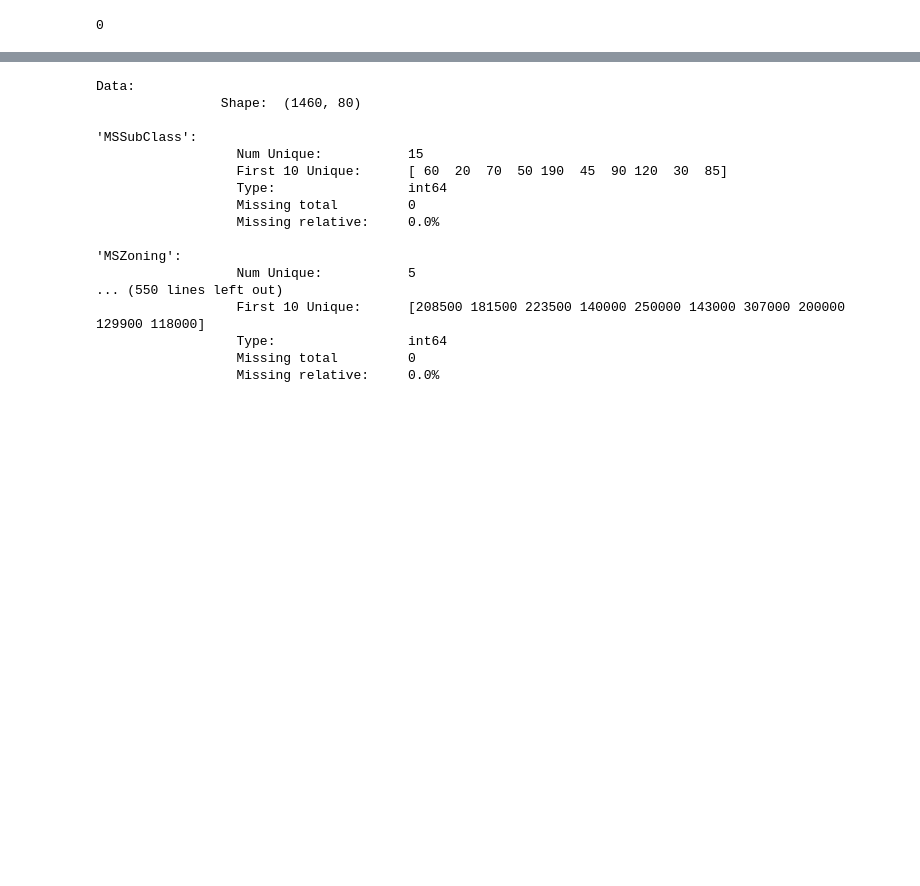
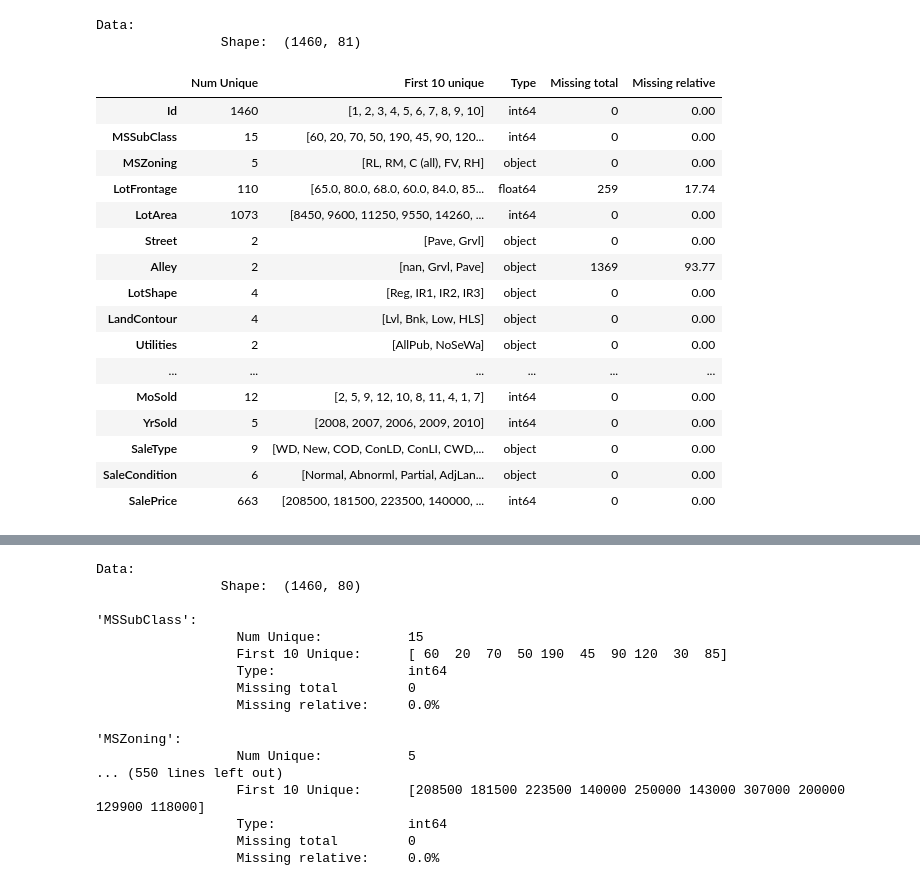
Before and after one commit to michi-jeremias/eda, a Jupyter notebook: Untitled.ipynb, the cells around one changed output, grey strips where cells are left out. Drawn from its saved outputs; the diff is of its cells as text; code cells hidden in the pictures; blank space fills up the shorter version.

```diff
--- a/Untitled.ipynb
+++ b/Untitled.ipynb
@@ -95,4 +82,23 @@ dftrain['Alley'].fillna('Missing', inplace=True)
-# %%
-dftrain['Alley'].isnull().sum()
-# %% [output]
-0
+# %%
+stats = dm.eda()
+stats
+# %% [output]
+Data:
+                Shape:  (1460, 81)
+|  | Num Unique | First 10 unique | Type | Missing total | Missing relative |
+| Id | 1460 | [1, 2, 3, 4, 5, 6, 7, 8, 9, 10] | int64 | 0 | 0.00 |
+| MSSubClass | 15 | [60, 20, 70, 50, 190, 45, 90, 120... | int64 | 0 | 0.00 |
+| MSZoning | 5 | [RL, RM, C (all), FV, RH] | object | 0 | 0.00 |
+| LotFrontage | 110 | [65.0, 80.0, 68.0, 60.0, 84.0, 85... | float64 | 259 | 17.74 |
+| LotArea | 1073 | [8450, 9600, 11250, 9550, 14260, ... | int64 | 0 | 0.00 |
+| Street | 2 | [Pave, Grvl] | object | 0 | 0.00 |
+| Alley | 2 | [nan, Grvl, Pave] | object | 1369 | 93.77 |
+| LotShape | 4 | [Reg, IR1, IR2, IR3] | object | 0 | 0.00 |
+| LandContour | 4 | [Lvl, Bnk, Low, HLS] | object | 0 | 0.00 |
+| Utilities | 2 | [AllPub, NoSeWa] | object | 0 | 0.00 |
+| ... | ... | ... | ... | ... | ... |
+| MoSold | 12 | [2, 5, 9, 12, 10, 8, 11, 4, 1, 7] | int64 | 0 | 0.00 |
+| YrSold | 5 | [2008, 2007, 2006, 2009, 2010] | int64 | 0 | 0.00 |
+| SaleType | 9 | [WD, New, COD, ConLD, ConLI, CWD,... | object | 0 | 0.00 |
+| SaleCondition | 6 | [Normal, Abnorml, Partial, AdjLan... | object | 0 | 0.00 |
+| SalePrice | 663 | [208500, 181500, 223500, 140000, ... | int64 | 0 | 0.00 |
```
Also changed, not shown: parts of 22 cells of this notebook.
